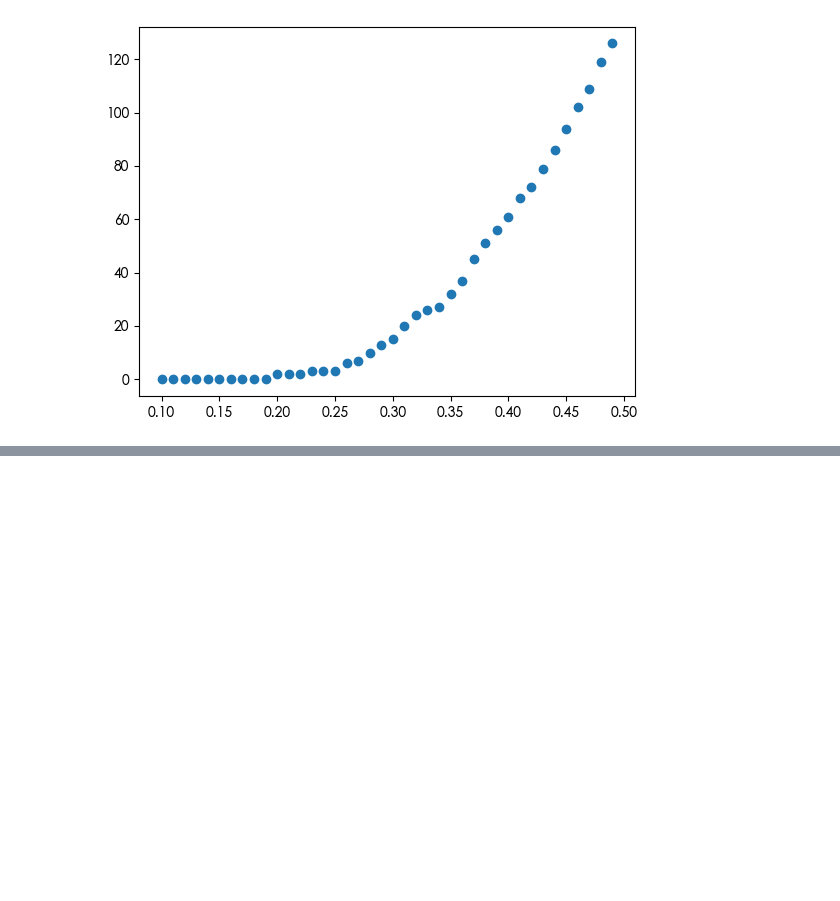
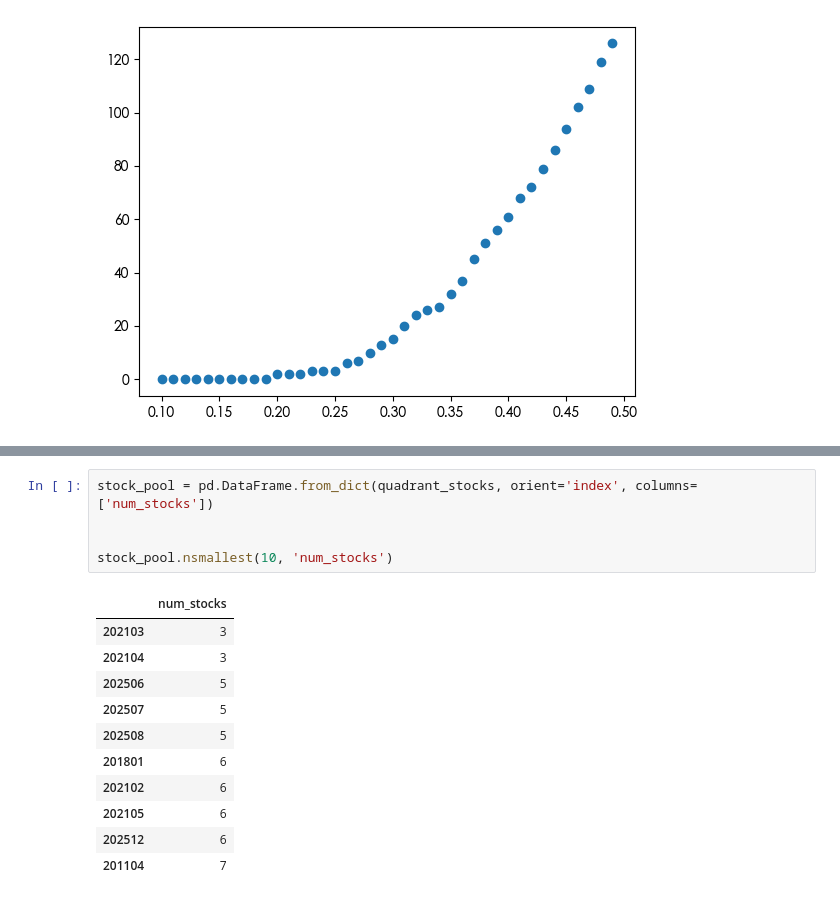
Before and after one commit to ProfessorErdo/stock-trend-tracker, a Jupyter notebook: notebooks/four_quadrants.ipynb, the cells around one changed output, grey strips where cells are left out. Saved outputs shown, nothing was run; the diff lists cells and outputs as text; blank space fills up the shorter version.

```diff
--- a/notebooks/four_quadrants.ipynb
+++ b/notebooks/four_quadrants.ipynb
@@ -287,0 +303,17 @@ plt.scatter(quadrant_stocks.keys(), quadrant_stocks.values())
+# %%
+stock_pool = pd.DataFrame.from_dict(quadrant_stocks, orient='index', columns=['num_stocks'])
+
+
+stock_pool.nsmallest(10, 'num_stocks')
+# %% [output]
+|  | num_stocks |
+| 202103 | 3 |
+| 202104 | 3 |
+| 202506 | 5 |
+| 202507 | 5 |
+| 202508 | 5 |
+| 201801 | 6 |
+| 202102 | 6 |
+| 202105 | 6 |
+| 202512 | 6 |
+| 201104 | 7 |
```
Also changed, not shown: parts of 11 cells of this notebook, 1 other file.
